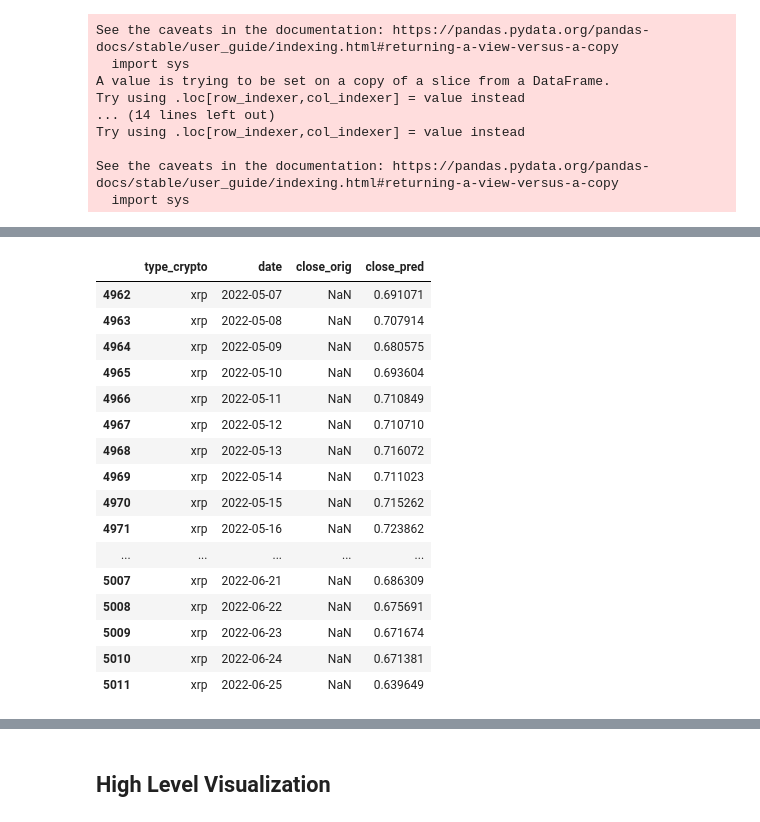
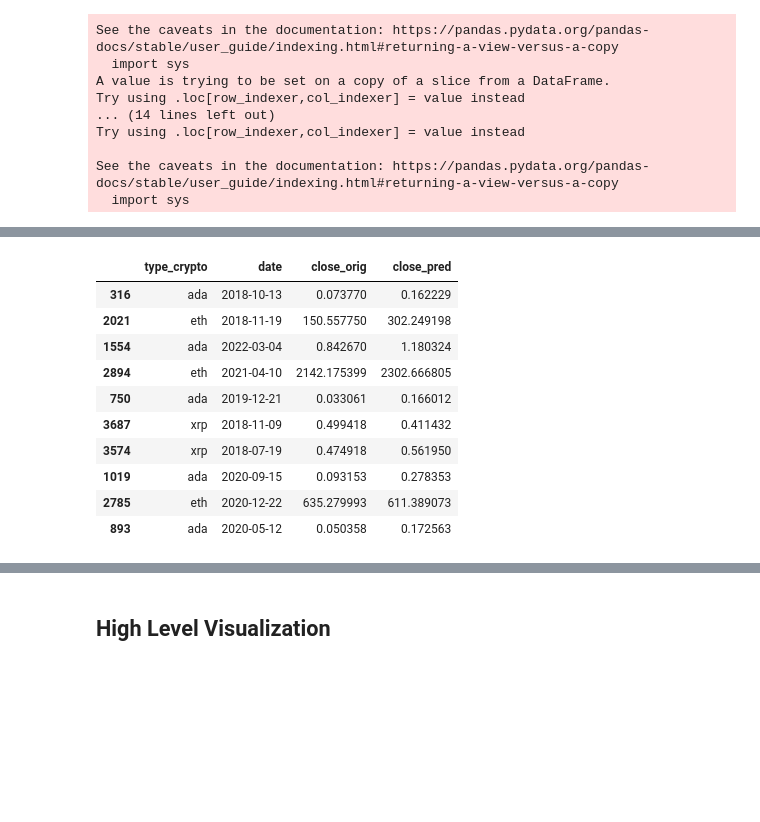
Before and after one commit to chabrian/crypto-predictor-model, a Jupyter notebook: MachineLearning/SupervisedModelCombined.ipynb, the cells around one changed output, grey strips where cells are left out. Cells and saved outputs as stored; diff of their text form; code cells hidden in the pictures; blank space fills up the shorter version.

```diff
--- a/MachineLearning/SupervisedModelCombined.ipynb
+++ b/MachineLearning/SupervisedModelCombined.ipynb
@@ -230,21 +217,15 @@ clean_df_60_day.sample(15)
 # %%
-predict_df_60_day.tail(50)
+predict_df_60_day.sample(10)
 # %% [output]
 |  | type_crypto | date | close_orig | close_pred |
-| 4962 | xrp | 2022-05-07 | NaN | 0.691071 |
-| 4963 | xrp | 2022-05-08 | NaN | 0.707914 |
-| 4964 | xrp | 2022-05-09 | NaN | 0.680575 |
-| 4965 | xrp | 2022-05-10 | NaN | 0.693604 |
-| 4966 | xrp | 2022-05-11 | NaN | 0.710849 |
-| 4967 | xrp | 2022-05-12 | NaN | 0.710710 |
-| 4968 | xrp | 2022-05-13 | NaN | 0.716072 |
-| 4969 | xrp | 2022-05-14 | NaN | 0.711023 |
-| 4970 | xrp | 2022-05-15 | NaN | 0.715262 |
-| 4971 | xrp | 2022-05-16 | NaN | 0.723862 |
-| ... | ... | ... | ... | ... |
-| 5007 | xrp | 2022-06-21 | NaN | 0.686309 |
-| 5008 | xrp | 2022-06-22 | NaN | 0.675691 |
-| 5009 | xrp | 2022-06-23 | NaN | 0.671674 |
-| 5010 | xrp | 2022-06-24 | NaN | 0.671381 |
-| 5011 | xrp | 2022-06-25 | NaN | 0.639649 |
+| 316 | ada | 2018-10-13 | 0.073770 | 0.162229 |
+| 2021 | eth | 2018-11-19 | 150.557750 | 302.249198 |
+| 1554 | ada | 2022-03-04 | 0.842670 | 1.180324 |
+| 2894 | eth | 2021-04-10 | 2142.175399 | 2302.666805 |
+| 750 | ada | 2019-12-21 | 0.033061 | 0.166012 |
+| 3687 | xrp | 2018-11-09 | 0.499418 | 0.411432 |
+| 3574 | xrp | 2018-07-19 | 0.474918 | 0.561950 |
+| 1019 | ada | 2020-09-15 | 0.093153 | 0.278353 |
+| 2785 | eth | 2020-12-22 | 635.279993 | 611.389073 |
+| 893 | ada | 2020-05-12 | 0.050358 | 0.172563 |
 # %%
```
Also changed, not shown: parts of 21 cells of this notebook.
